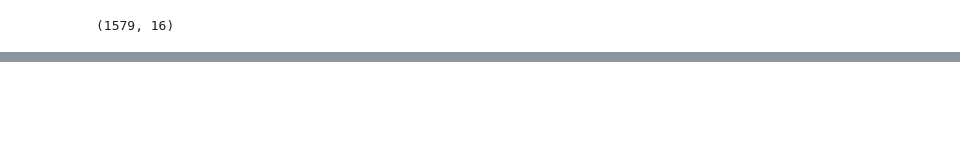
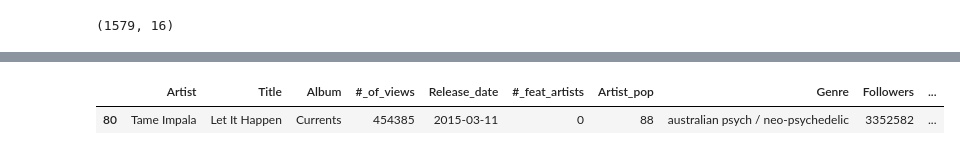
Before and after one commit to ccamp032/Music-Mood-Analysis, a Jupyter notebook: Phase_2_data_analysis/LyricDataset_Dmitri.ipynb, the cells around one changed output, grey strips where cells are left out. Saved outputs shown, nothing was run; the diff lists cells and outputs as text; code cells hidden in the pictures; blank space fills up the shorter version.

```diff
--- a/Phase_2_data_analysis/LyricDataset_Dmitri.ipynb
+++ b/Phase_2_data_analysis/LyricDataset_Dmitri.ipynb
@@ -123,0 +164,5 @@ data.head()
+# %%
+data[data['Danceability'] < 0]
+# %% [output]
+|  | Artist | Title | Album | #_of_views | Release_date | #_feat_artists | Artist_pop | Genre | Followers | ... |
+| 80 | Tame Impala | Let It Happen | Currents | 454385 | 2015-03-11 | 0 | 88 | australian psych / neo-psychedelic | 3352582 | ... |
```
Also changed, not shown: parts of 11 cells of this notebook.
